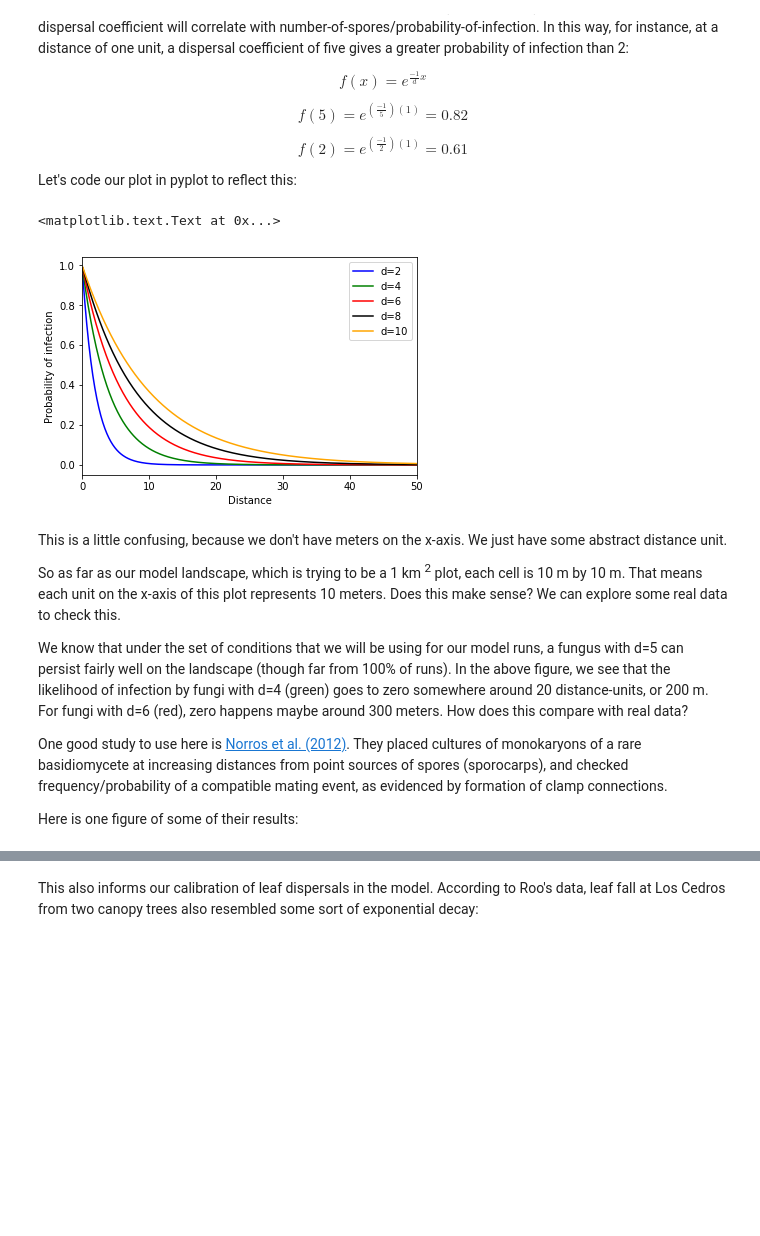
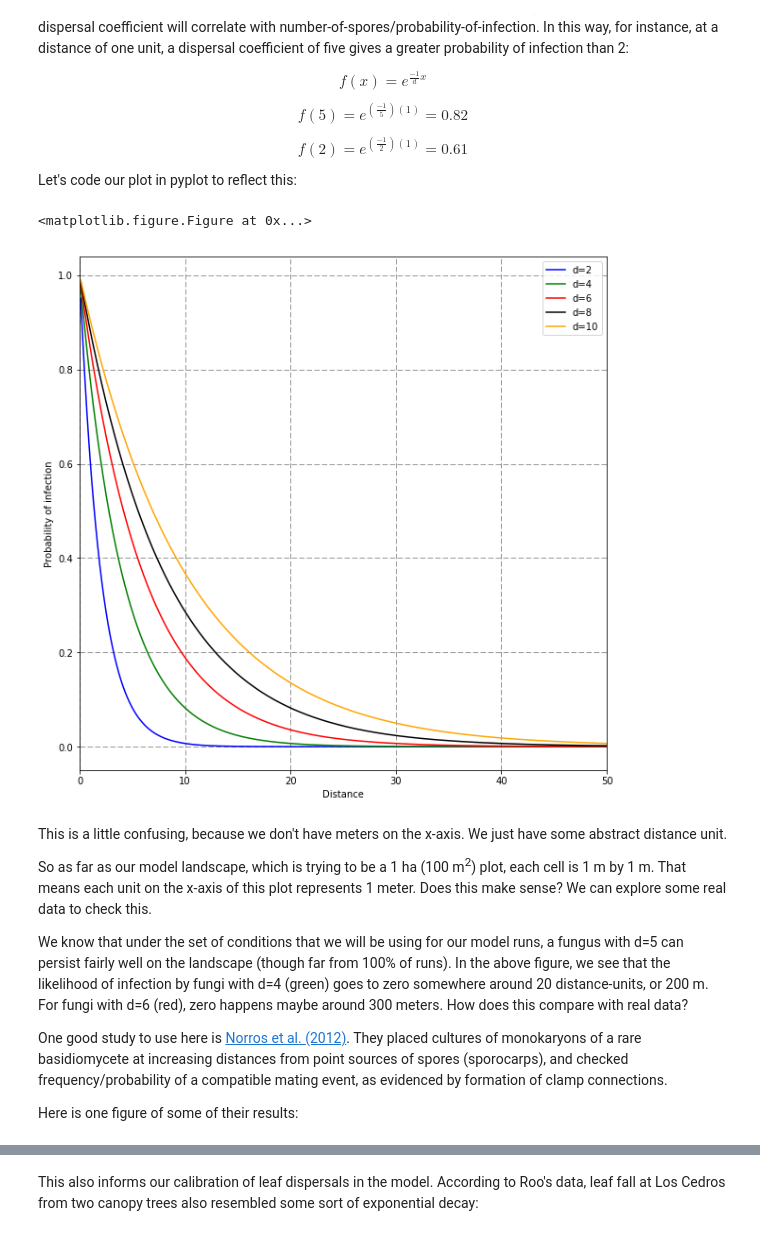
Before and after one commit to danchurch/FA_ABM, a Jupyter notebook: logcurve.ipynb, the cells around one changed output, grey strips where cells are left out. Drawn from its saved outputs; the diff is of its cells as text; code cells hidden in the pictures; blank space fills up the shorter version.

```diff
--- a/logcurve.ipynb
+++ b/logcurve.ipynb
@@ -50,31 +50,37 @@ f(2)   =  e^{(\frac{-1}{2})(1)}    = 0.61
 \end{equation*}
 
 Let's code our plot in pyplot to reflect this:
+# %%
+fig=plt.figure(figsize=(20, 20), dpi= 80, facecolor='w', edgecolor='k')
+# %% [output]
+<matplotlib.figure.Figure at 0x...>
 # %%
 d = 10
 cls = ['b','g','r','k','orange']
 x = [ i/10 for i in range(1,1001,1) ] ## 1 to 1000
-fig = plt.figure()
+fig = plt.figure(figsize=(10,10))
 ax = fig.add_subplot(111)
 ax.set_xlim([0,50])
 for j in range(2,d+1,2):
     y = [ exp((-1/j)*i) for i in x ]
     ax.plot(x,y,
             color=cls[int(j/2-1)],
             label=('d=%s' %j),
             )
 
 handles, labels = ax.get_legend_handles_labels()
 ax.legend(handles, labels)
 ax.set_xlabel("Distance")
 ax.set_ylabel("Probability of infection")
+ax.set_axisbelow(True)
+ax.yaxis.grid(color='gray', linestyle='dashed')
+ax.xaxis.grid(color='gray', linestyle='dashed')
 # %% [output]
-<matplotlib.text.Text at 0x...>
-[figure, old version]
+[figure, new version]
 # %% [markdown]
 This is a little confusing, because we don't have meters on the x-axis. We just have some abstract distance unit.
 
-So as far as our model landscape, which is trying to be a 1 km <sup>2</sup> plot, each cell is 10 m by 10 m. That means each unit on the x-axis of this plot represents 10 meters. Does this make sense? We can explore some real data to check this.
+So as far as our model landscape, which is trying to be a 1 ha (100 m<sup>2</sup>) plot, each cell is 1 m by 1 m. That means each unit on the x-axis of this plot represents 1 meter. Does this make sense? We can explore some real data to check this.
 
 We know that under the set of conditions that we will be using for our model runs, a fungus with d=5 can persist fairly well on the landscape (though far from 100% of runs). In the above figure, we see that the likelihood of infection by fungi with d=4 (green) goes to zero somewhere around 20 distance-units, or 200 m. For fungi with d=6 (red), zero happens maybe around 300 meters. How does this compare with real data?
 
```
Also changed, not shown: parts of 3 cells of this notebook, 3 other files.
